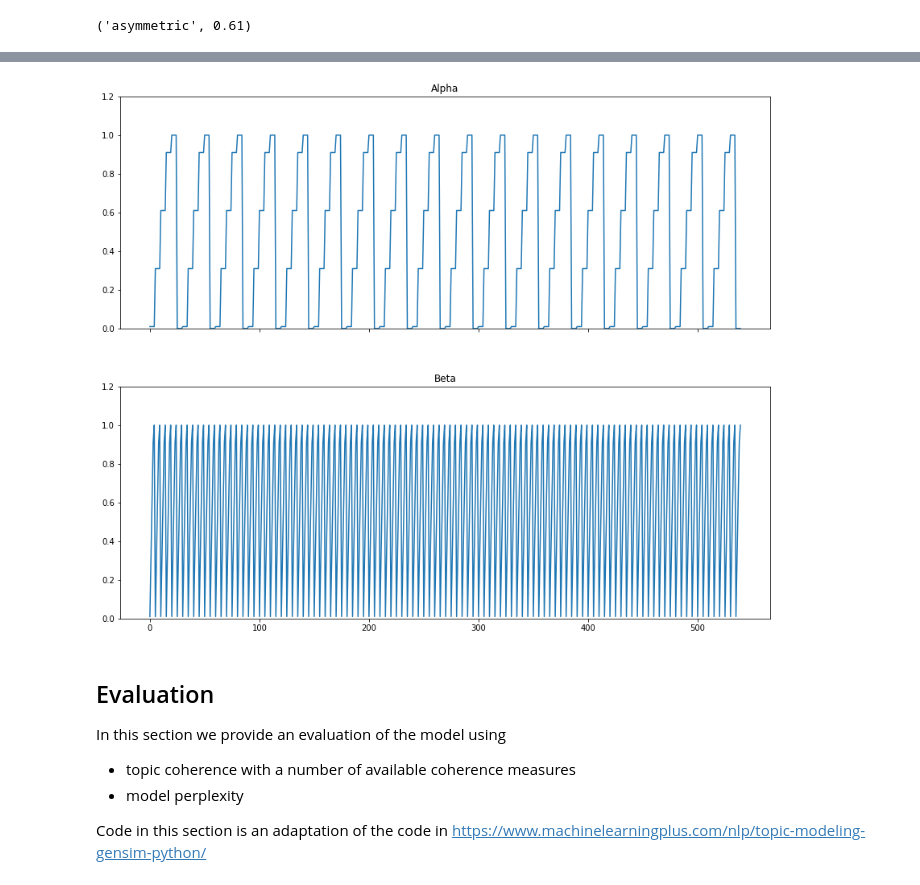
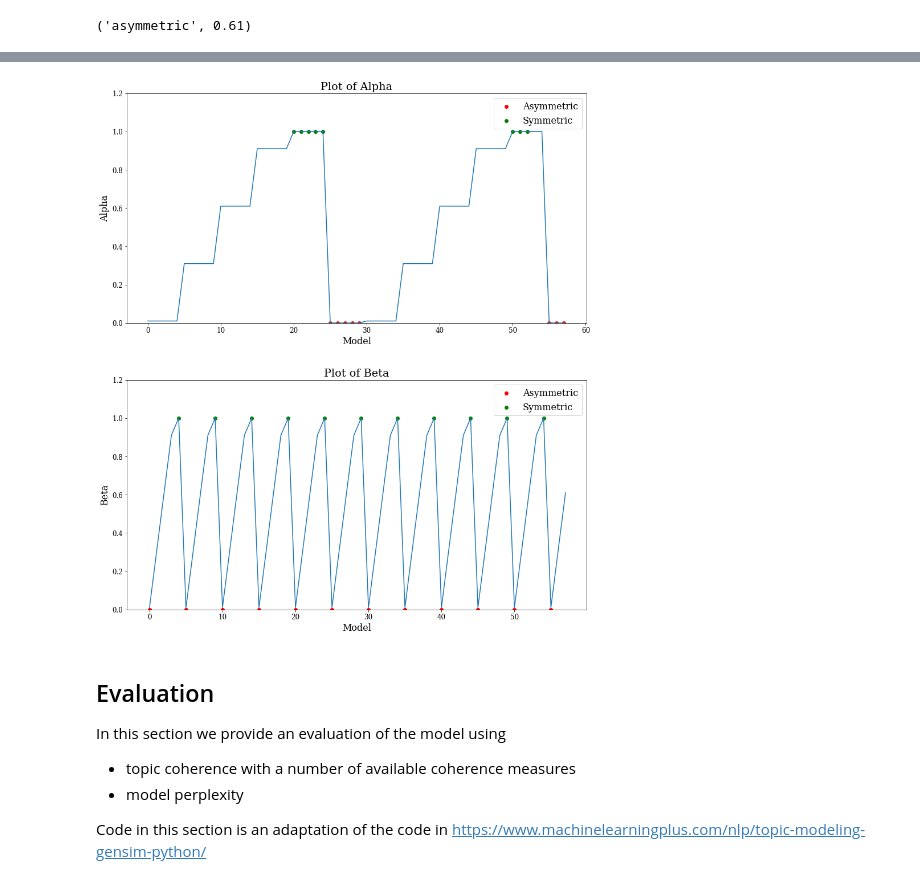
Before and after one commit to ludovicaschaerf/TMCI_Project, a Jupyter notebook: Project Pipeline.ipynb, the cells around one changed output, grey strips where cells are left out. Saved outputs shown, nothing was run; the diff lists cells and outputs as text; code cells hidden in the pictures.

Commit message:
Cleaned visualisations

```diff
--- a/Project Pipeline.ipynb
+++ b/Project Pipeline.ipynb
@@ -482,39 +499,70 @@ lda_model.show_topics(formatted=False, num_words=15)
 # %%
 #you need to add labels pls and also since its so periodic could you cut to one period?
-fig = plt.figure(figsize=(16, 10))
+fig = plt.figure(figsize=(16, 14))
 
 ax1 = fig.add_axes([0.1, 0.5, 0.7, 0.4],
-                   xticklabels=[], ylim=(0, 1.2))
-ax2 = fig.add_axes([0.1, 0.0001, 0.7, 0.4],
+                   ylim=(0, 1.2))
+ax2 = fig.add_axes([0.1, 0.001, 0.7, 0.4],
                    ylim=(0, 1.2))
 
 
 alpha_results = np.asarray(model_results['Alpha'].tolist())
 
 a_symmetric = np.where(alpha_results == "symmetric")
+
 a_asymmetric = np.where(alpha_results == "asymmetric")
+
 alpha_results[a_symmetric] = 1.0
 alpha_results[a_asymmetric] = 0.0
-
+alpha_r = np.asarray(alpha_results)
 
 beta_results = np.asarray(model_results['Beta'].tolist())
 
 b_symmetric = np.where(beta_results == "symmetric")
 b_asymmetric = np.where(beta_results == "asymmetric")
 beta_results[b_symmetric] = 1.0
 beta_results[b_asymmetric] = 0.0
 
 
+x = []
+a_asymmetric_pts = np.zeros(8)
+a_symmetric_pts = np.ones(8)
+
+for i in range(0, np.asarray(a_asymmetric)[0,8]):
+    x.append(i)
+
+
+
 alpha_results = alpha_results.astype(np.longdouble)
 beta_results = beta_results.astype(np.longdouble)
 
-ax1.plot(alpha_results)
-ax1.title.set_text("Alpha")
+ax1.plot(x, alpha_results[:len(x)])
 
-ax2.plot(beta_results)
-ax2.title.set_text("Beta")
+ax1.scatter(x = np.asarray(a_asymmetric)[0,:8].tolist(), y = a_asymmetric_pts, color= 'red', label="Asymmetric")
+ax1.scatter(x = np.asarray(a_symmetric)[0,:8].tolist(), y = a_symmetric_pts, color= 'green', label="Symmetric")
+
+ax1.title.set_text("Plot of Alpha")
+ax1.set_ylabel("Alpha")
+ax1.set_xlabel("Model")
+ax1.legend()
+
+
+ax2.plot(x, beta_results[:len(x)])
+
+b_asymmetric = np.where(beta_results == 0.01)
+
+ax2.scatter(x = np.asarray(b_asymmetric)[0,:12].tolist(), y = np.zeros(12).tolist(), color= 'red', label ="Asymmetric")
+ax2.scatter(x = np.asarray(b_symmetric)[0,:11].tolist(), y = np.ones(11).tolist(), color= 'green', label ="Symmetric")
+
+
+ax2.title.set_text("Plot of Beta")
+ax2.set_ylabel("Beta")
+ax2.set_xlabel("Model")
+ax2.legend()
+
+fig.savefig("alpha_beta.png")
 # %% [output]
-[figure, old version]
+[figure, new version]
 # %% [markdown]
 ## Evaluation
 In this section we provide an evaluation of the model using
```
Also changed, not shown: parts of 28 cells of this notebook.
